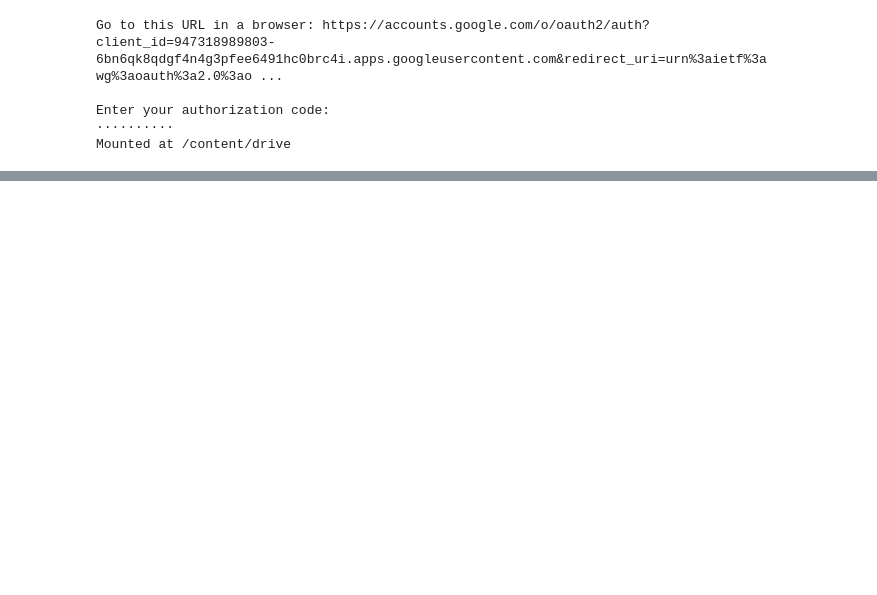
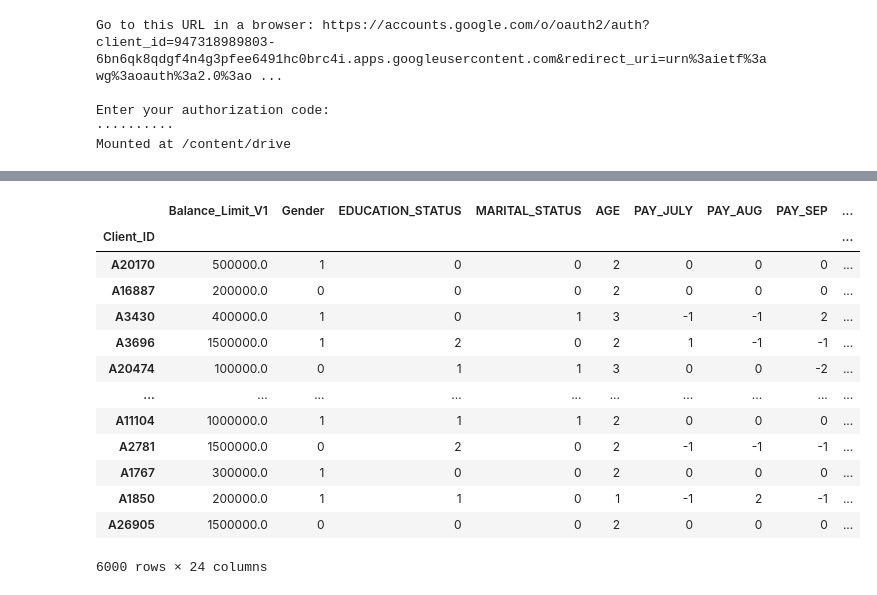
Before and after one commit to Prabha11/pre-datastorm-v1-0, a Jupyter notebook: pre_data_storm.ipynb, the cells around one changed output, grey strips where cells are left out. Saved outputs shown, nothing was run; the diff lists cells and outputs as text; code cells hidden in the pictures; blank space fills up the shorter version.

Commit message:
Use random forest for modeling

```diff
--- a/pre_data_storm.ipynb
+++ b/pre_data_storm.ipynb
@@ -24,0 +168,4 @@ df.head()
+# %%
+RF_clf = RandomForestClassifier(n_estimators=100, max_depth=2,random_state=42)
+score_RF = cross_val_score(RF_clf, X_train, y_train, cv=3)
+RF_clf.fit(X_train, y_train)
@@ -24,0 +181,23 @@ df.head()
+# %%
+X_test = df_test
+# %%
+y_pred_RF = RF_clf.predict(X_test)
+# %%
+df_test["NEXT_MONTH_DEFAULT"] = y_pred_RF
+# %%
+df_test
+# %% [output]
+|  | Balance_Limit_V1 | Gender | EDUCATION_STATUS | MARITAL_STATUS | AGE | PAY_JULY | PAY_AUG | PAY_SEP | ... |
+| Client_ID |  |  |  |  |  |  |  |  | ... |
+| A20170 | 500000.0 | 1 | 0 | 0 | 2 | 0 | 0 | 0 | ... |
+| A16887 | 200000.0 | 0 | 0 | 0 | 2 | 0 | 0 | 0 | ... |
+| A3430 | 400000.0 | 1 | 0 | 1 | 3 | -1 | -1 | 2 | ... |
+| A3696 | 1500000.0 | 1 | 2 | 0 | 2 | 1 | -1 | -1 | ... |
+| A20474 | 100000.0 | 0 | 1 | 1 | 3 | 0 | 0 | -2 | ... |
+| ... | ... | ... | ... | ... | ... | ... | ... | ... | ... |
+| A11104 | 1000000.0 | 1 | 1 | 1 | 2 | 0 | 0 | 0 | ... |
+| A2781 | 1500000.0 | 0 | 2 | 0 | 2 | -1 | -1 | -1 | ... |
+| A1767 | 300000.0 | 1 | 0 | 0 | 2 | 0 | 0 | 0 | ... |
+| A1850 | 200000.0 | 1 | 1 | 0 | 1 | -1 | 2 | -1 | ... |
+| A26905 | 1500000.0 | 0 | 0 | 0 | 2 | 0 | 0 | 0 | ... |
+6000 rows × 24 columns
```
Also changed, not shown: parts of 15 cells of this notebook.
